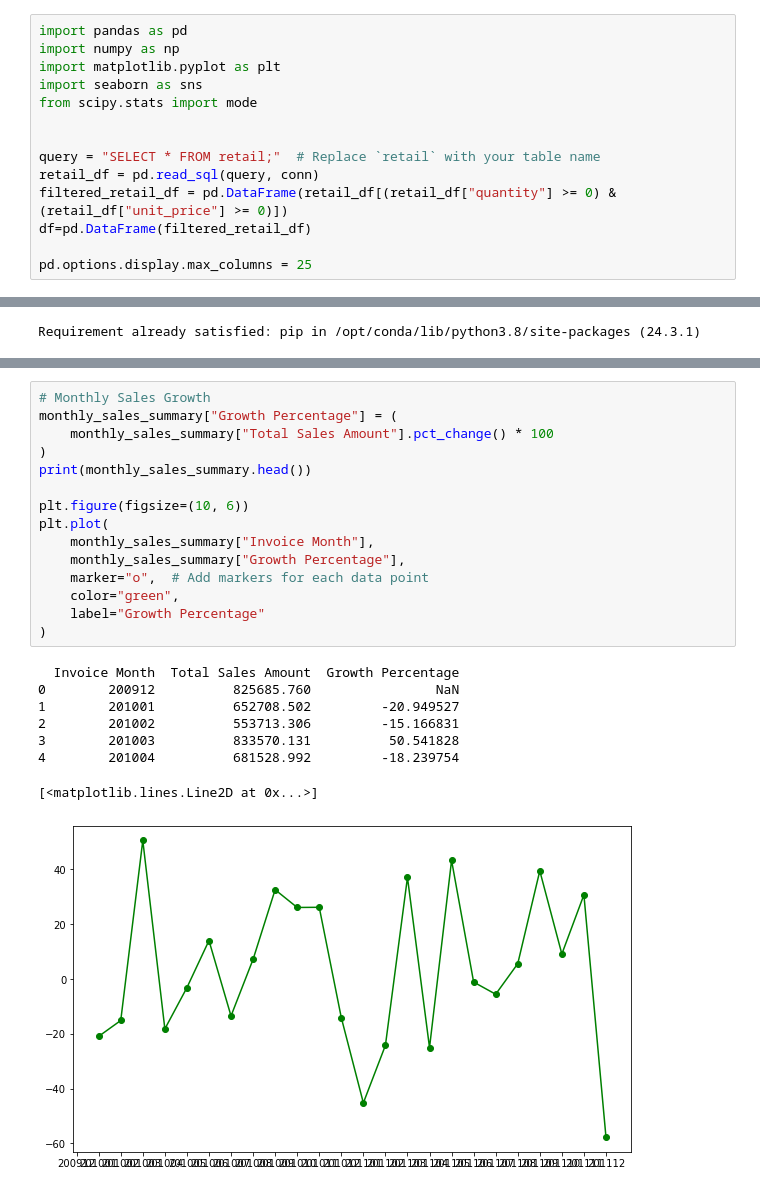
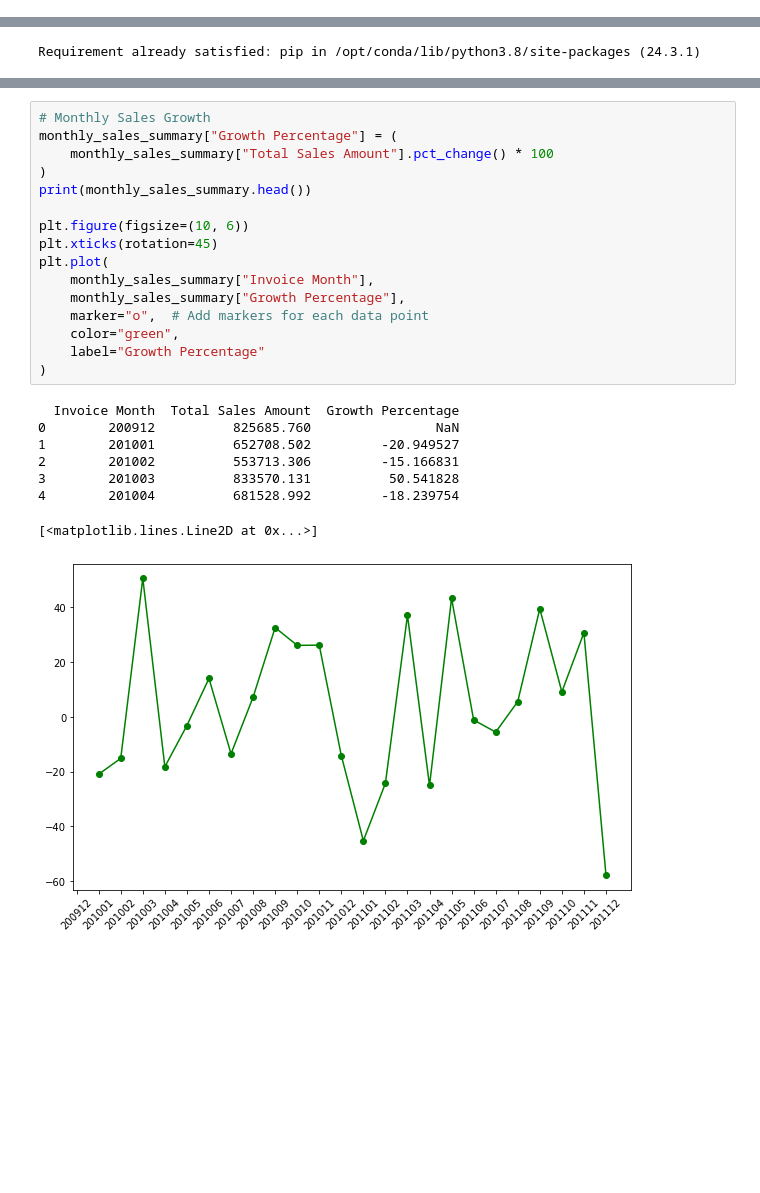
Before and after one commit to jarviscanada/jarvis_data_eng_UmaraniKumaresan, a Jupyter notebook: python_data_analytics/python_data_wrangling/retail_data_analytics.ipynb, the cells around one changed output, grey strips where cells are left out. Saved outputs shown, nothing was run; the diff lists cells and outputs as text; blank space fills up the shorter version.

```diff
--- a/python_data_analytics/python_data_wrangling/retail_data_analytics.ipynb
+++ b/python_data_analytics/python_data_wrangling/retail_data_analytics.ipynb
@@ -15,14 +0,0 @@ conn = psycopg2.connect(
-# %%
-import pandas as pd
-import numpy as np
-import matplotlib.pyplot as plt
-import seaborn as sns
-from scipy.stats import mode
-
-
-query = "SELECT * FROM retail;"  # Replace `retail` with your table name
-retail_df = pd.read_sql(query, conn)
-filtered_retail_df = pd.DataFrame(retail_df[(retail_df["quantity"] >= 0) & (retail_df["unit_price"] >= 0)])
-df=pd.DataFrame(filtered_retail_df)
-
-pd.options.display.max_columns = 25
@@ -329,27 +301,28 @@ plt.show()
 # %%
 # Monthly Sales Growth
 monthly_sales_summary["Growth Percentage"] = (
     monthly_sales_summary["Total Sales Amount"].pct_change() * 100
 )
 print(monthly_sales_summary.head())
 
 plt.figure(figsize=(10, 6))
+plt.xticks(rotation=45)
 plt.plot(
     monthly_sales_summary["Invoice Month"],
     monthly_sales_summary["Growth Percentage"],
     marker="o",  # Add markers for each data point
     color="green",
     label="Growth Percentage"
 )
 # %% [output]
   Invoice Month  Total Sales Amount  Growth Percentage
 0        200912          825685.760                NaN
 1        201001          652708.502         -20.949527
 2        201002          553713.306         -15.166831
 3        201003          833570.131          50.541828
 4        201004          681528.992         -18.239754
 [<matplotlib.lines.Line2D at 0x...>]
-[figure, old version]
+[figure, new version]
 # %%
 # Monthly Active Users
 monthly_sales_df = pd.DataFrame(filtered_retail_df)
```
Also changed, not shown: parts of 18 cells of this notebook.
